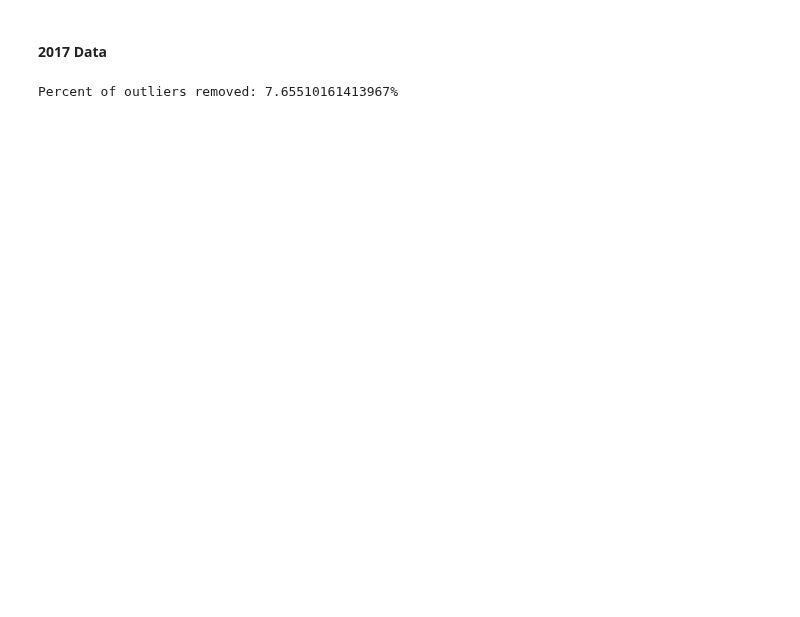
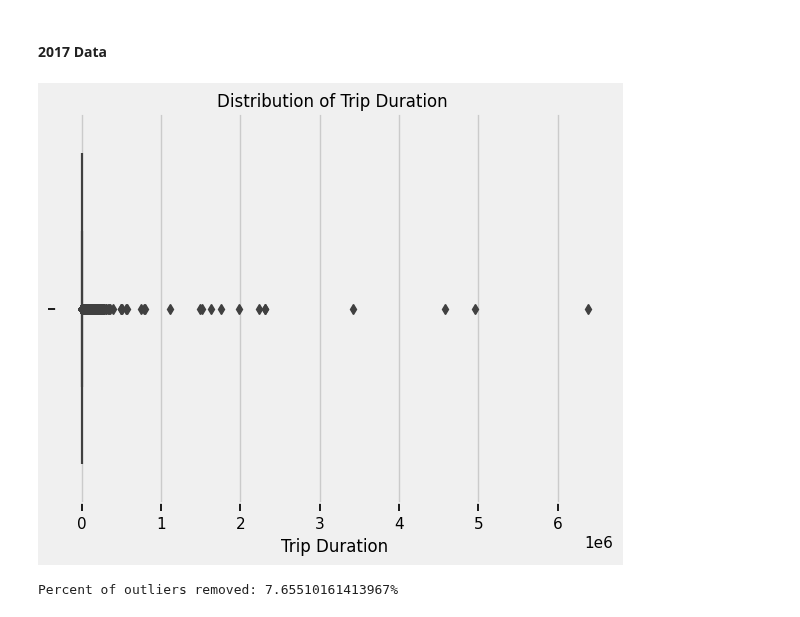
Before and after one commit to Charlotte-03/CME-DiligentDebuggers, a Jupyter notebook: project.ipynb, the cells around one changed output. Saved outputs shown, nothing was run; the diff lists cells and outputs as text; code cells hidden in the pictures; blank space fills up the shorter version.

```diff
--- a/project.ipynb
+++ b/project.ipynb
@@ -564,15 +547,22 @@ ridership_2022 = ridership.loc[ridership['Start Time'].str.contains('2022')]
 # %%
+# Create a time_convert function to convert Start Time and End Time into datetime variables
 def time_convert(df):
     """Convert Start Time and End Time into datetime variables
-    Using to_datetime and a specified format
-    Solved DST issue. ambiguous=True, nonexistent='shift_backward'
+    Using pd.to_datetime for each specific time format. DST is set to be True.
     """
     df_copy = df.copy()
+
     if 'UTC' in df_copy['Start Time'].iloc[0]:
-        df_copy['Start Time'] = pd.to_datetime(df['Start Time'].str[:16]).dt.tz_localize('UTC', ambiguous=True, nonexistent='shift_backward').dt.tz_convert('US/Eastern')
-        df_copy['End Time'] = pd.to_datetime(df['End Time'].str[:16]).dt.tz_localize('UTC', ambiguous=True, nonexistent='shift_backward').dt.tz_convert('US/Eastern')
+        df_copy['Start Time'] = pd.to_datetime(df['Start Time'].str[:16])\
+            .dt.tz_localize('UTC', ambiguous=True, nonexistent='shift_backward')\
+                .dt.tz_convert('US/Eastern')
+        df_copy['End Time'] = pd.to_datetime(df['End Time'].str[:16])\
+            .dt.tz_localize('UTC', ambiguous=True, nonexistent='shift_backward')\
+                .dt.tz_convert('US/Eastern')
     else:
-        df_copy['Start Time'] = pd.to_datetime(df['Start Time'].str[:16]).dt.tz_localize('US/Eastern', ambiguous=True, nonexistent='shift_backward')
-        df_copy['End Time'] = pd.to_datetime(df['End Time'].str[:16]).dt.tz_localize('US/Eastern', ambiguous=True, nonexistent='shift_backward')
+        df_copy['Start Time'] = pd.to_datetime(df['Start Time'].str[:16])\
+            .dt.tz_localize('US/Eastern', ambiguous=True, nonexistent='shift_backward')
+        df_copy['End Time'] = pd.to_datetime(df['End Time'].str[:16])\
+            .dt.tz_localize('US/Eastern', ambiguous=True, nonexistent='shift_backward')
 
     return df_copy
@@ -618,6 +598,25 @@ def remove_outliers(data):
 #### **2017 Data**
 # %%
 ridership_est_2017 = time_convert(ridership_2017)
+# %%
+# Create a functio to plot distribution of a variable in a dataframe
+def plot_distribution(var, df):
+    """
+    The function takes two input.
+    df (dataframe).
+    var (str) : it is a column name in df.
+    """
+
+    sns.boxplot(x=var, data=df)
+    plt.xlabel(var)
+    plt.title('Distribution of {} '.format(var))
+    plt.show()
+
+    return
+# %%
+plot_distribution('Trip Duration', ridership_est_2017)
+# %% [output]
+[figure, added]
 # %%
 # Remove trip duration outliers
 ridership_est_2017 = remove_outliers(ridership_est_2017)
```
Also changed, not shown: parts of 90 cells of this notebook.
